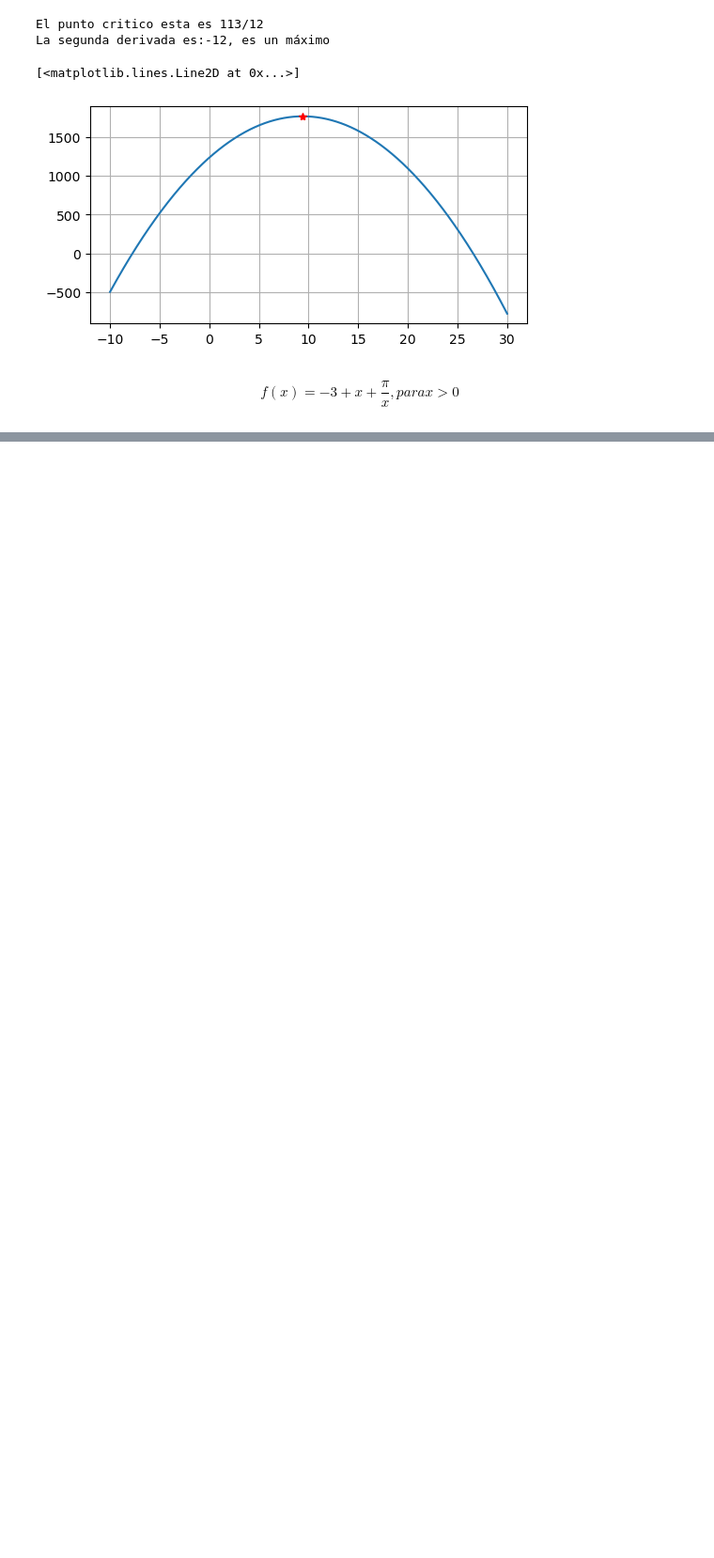
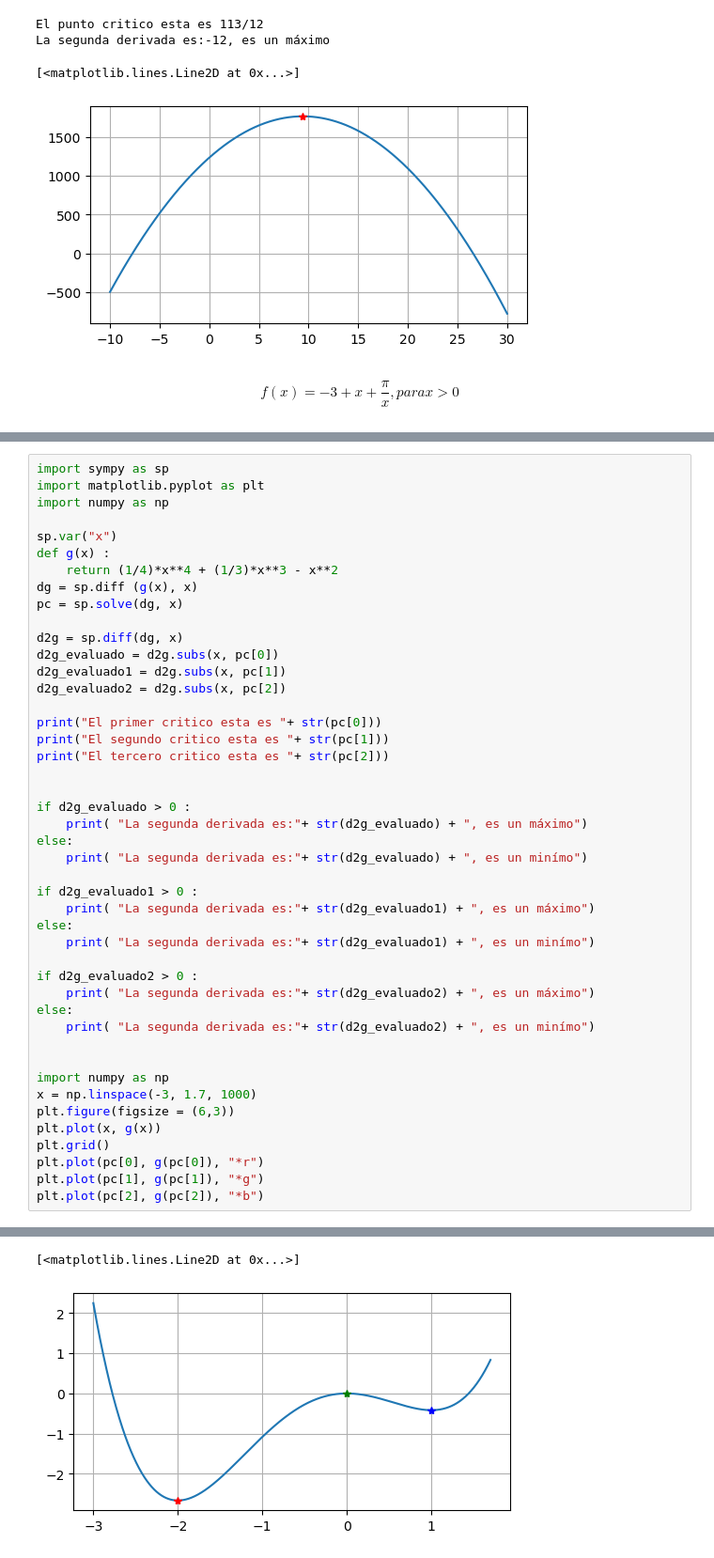
Before and after one commit to TerezzaGonzalez/SM2024-Terezza, a Jupyter notebook: A04 - sympy.ipynb, the cells around one changed output, grey strips where cells are left out. Shown: that part at 94% size. Cells and saved outputs as stored; diff of their text form; blank space fills up the shorter version.

```diff
--- a/A04 - sympy.ipynb
+++ b/A04 - sympy.ipynb
@@ -188,0 +229,46 @@ plt.plot((pc[0]), 1767.04167,  'r*')
+# %%
+import sympy as sp
+import matplotlib.pyplot as plt
+import numpy as np
+
+sp.var("x")
+def g(x) :
+    return (1/4)*x**4 + (1/3)*x**3 - x**2
+dg = sp.diff (g(x), x)
+pc = sp.solve(dg, x)
+
+d2g = sp.diff(dg, x)
+d2g_evaluado = d2g.subs(x, pc[0])
+d2g_evaluado1 = d2g.subs(x, pc[1])
+d2g_evaluado2 = d2g.subs(x, pc[2])
+
+print("El primer critico esta es "+ str(pc[0]))
+print("El segundo critico esta es "+ str(pc[1]))
+print("El tercero critico esta es "+ str(pc[2]))
+
+
+if d2g_evaluado > 0 :
+    print( "La segunda derivada es:"+ str(d2g_evaluado) + ", es un máximo")
+else:
+    print( "La segunda derivada es:"+ str(d2g_evaluado) + ", es un minímo")
+
+if d2g_evaluado1 > 0 :
+    print( "La segunda derivada es:"+ str(d2g_evaluado1) + ", es un máximo")
+else:
+    print( "La segunda derivada es:"+ str(d2g_evaluado1) + ", es un minímo")
+
+if d2g_evaluado2 > 0 :
+    print( "La segunda derivada es:"+ str(d2g_evaluado2) + ", es un máximo")
+else:
+    print( "La segunda derivada es:"+ str(d2g_evaluado2) + ", es un minímo")
+
+
+import numpy as np
+x = np.linspace(-3, 1.7, 1000)
+plt.figure(figsize = (6,3))
+plt.plot(x, g(x))
+plt.grid()
+plt.plot(pc[0], g(pc[0]), "*r")
+plt.plot(pc[1], g(pc[1]), "*g")
+plt.plot(pc[2], g(pc[2]), "*b")
+# %% [output]
@@ -188,0 +281,2 @@ plt.plot((pc[0]), 1767.04167,  'r*')
+[<matplotlib.lines.Line2D at 0x...>]
+[figure, added]
```
Also changed, not shown: parts of 6 cells of this notebook.
